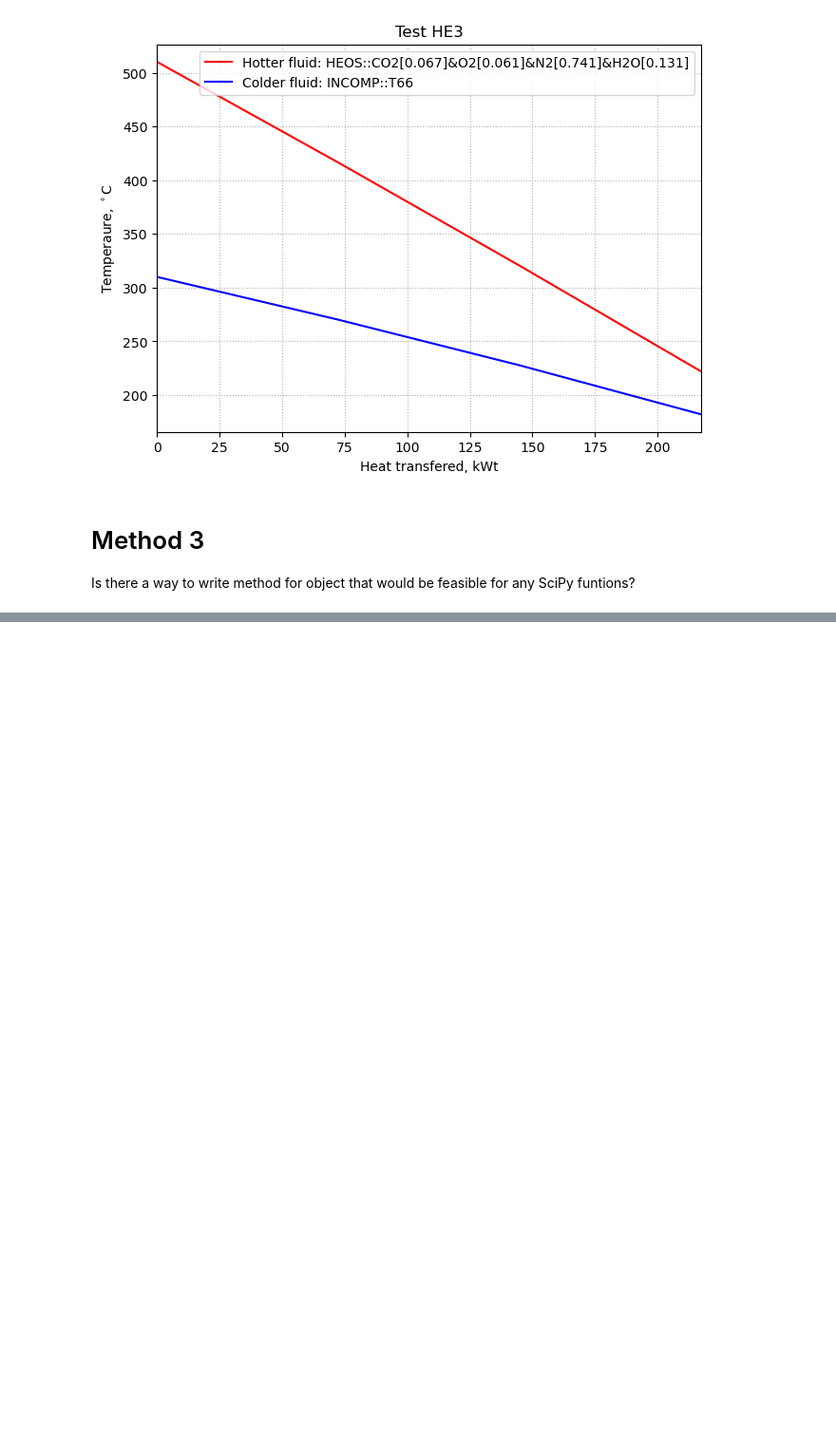
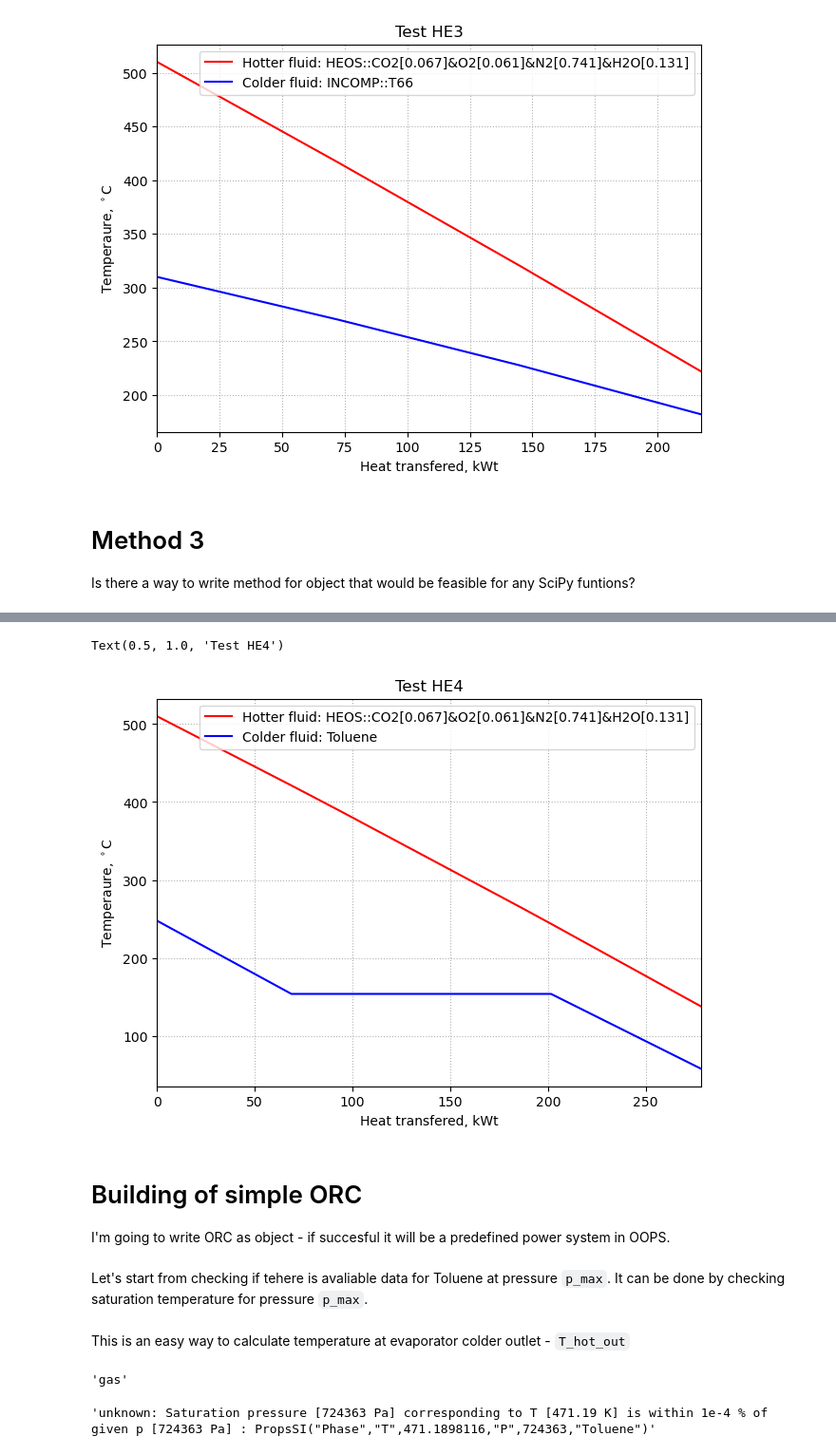
Before and after one commit to Arkamus/Object-Oriented-Power-Systems, a Jupyter notebook: OOPS_workbench.ipynb, the cells around one changed output, grey strips where cells are left out. Shown at 95% size. Cells and saved outputs as stored; diff of their text form; code cells hidden in the pictures; blank space fills up the shorter version.

```diff
--- a/OOPS_workbench.ipynb
+++ b/OOPS_workbench.ipynb
@@ -155,0 +221,23 @@ Is there a way to write method for object that would be feasible for any SciPy f
+# %%
+test_HE4.calc_temp_dist()
+test_HE4_fig, test_HE4_ax = test_HE4.plot_temp_dist_df()
+test_HE4_ax.set_title('Test HE4')
+# %% [output]
+Text(0.5, 1.0, 'Test HE4')
+[figure, added]
+# %% [markdown]
+# Building of simple ORC
+
+I'm going to write ORC as object - if succesful it will be a predefined power system in OOPS.
+# %% [markdown]
+Let's start from checking if tehere is avaliable data for Toluene at pressure `p_max`. It can be done by checking saturation temperature for pressure `p_max`.
+# %% [markdown]
+This is an easy way to calculate temperature at evaporator colder outlet - `T_hot_out`
+# %%
+CP.PhaseSI('T', 203+273.15, 'P', 700*1000, 'Toluene')
+# %% [output]
+'gas'
+# %%
+CP.PhaseSI('T', 471.1898116, 'P', 724363, 'Toluene')
+# %% [output]
+'unknown: Saturation pressure [724363 Pa] corresponding to T [471.19 K] is within 1e-4 % of given p [724363 Pa] : PropsSI("Phase","T",471.1898116,"P",724363,"Toluene")'
```
Also changed, not shown: parts of 41 cells of this notebook.
